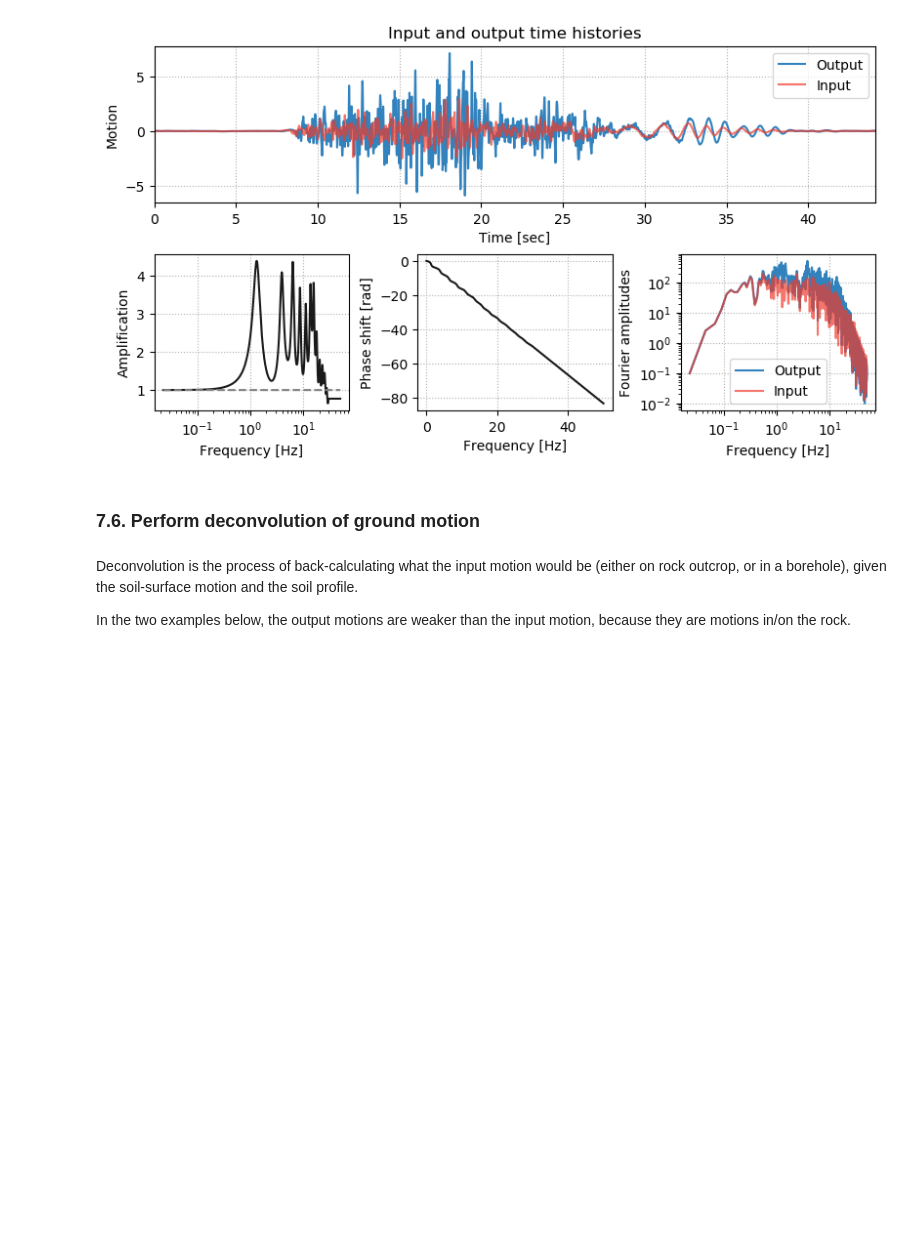
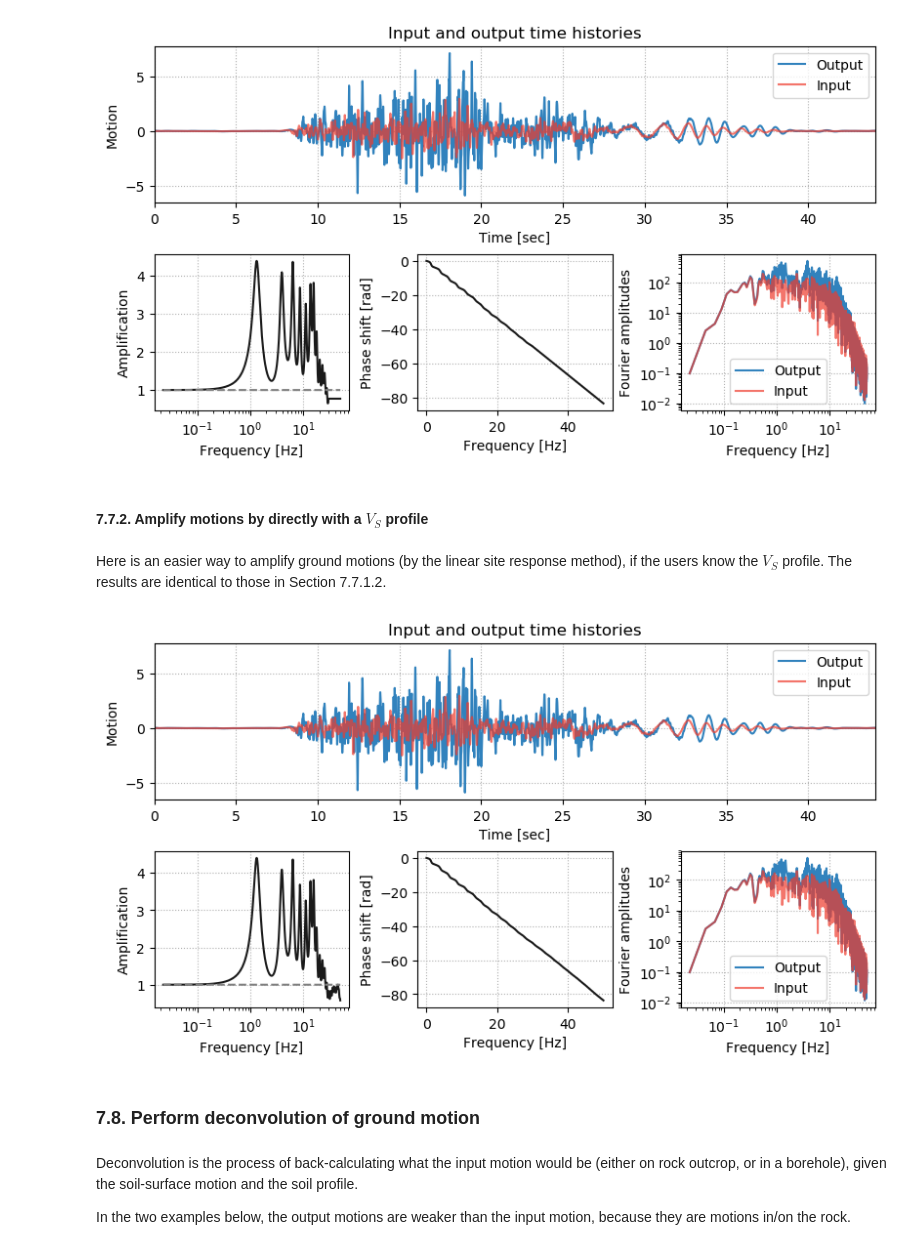
Before and after one commit to Caltech-geoquake/PySeismoSoil, a Jupyter notebook: examples/Demo_01_Ground_Motion.ipynb, the cells around one changed output. Drawn from its saved outputs; the diff is of its cells as text; code cells hidden in the pictures; blank space fills up the shorter version.

```diff
--- a/examples/Demo_01_Ground_Motion.ipynb
+++ b/examples/Demo_01_Ground_Motion.ipynb
@@ -254,7 +258,15 @@ amplified_motion = ground_motion.amplify(trans_func_rock_outcrop, show_fig=True)
 # %% [output]
 [figure]
+# %% [markdown]
+#### 7.7.2. Amplify motions by directly with a $V_S$ profile
+# %% [markdown]
+Here is an easier way to amplify ground motions (by the linear site response method), if the users know the $V_S$ profile. The results are identical to those in Section 7.7.1.2.
+# %%
+amplified_motion = ground_motion.amplify(vs_profile, show_fig=True)
+# %% [output]
+[figure, added]
 # %% [markdown]
-### 7.6. Perform deconvolution of ground motion
+### 7.8. Perform deconvolution of ground motion
 # %% [markdown]
 Deconvolution is the process of back-calculating what the input motion would be (either on rock outcrop, or in a borehole), given the soil-surface motion and the soil profile.
 
```
Also changed, not shown: parts of 7 cells of this notebook, 3 other files.
